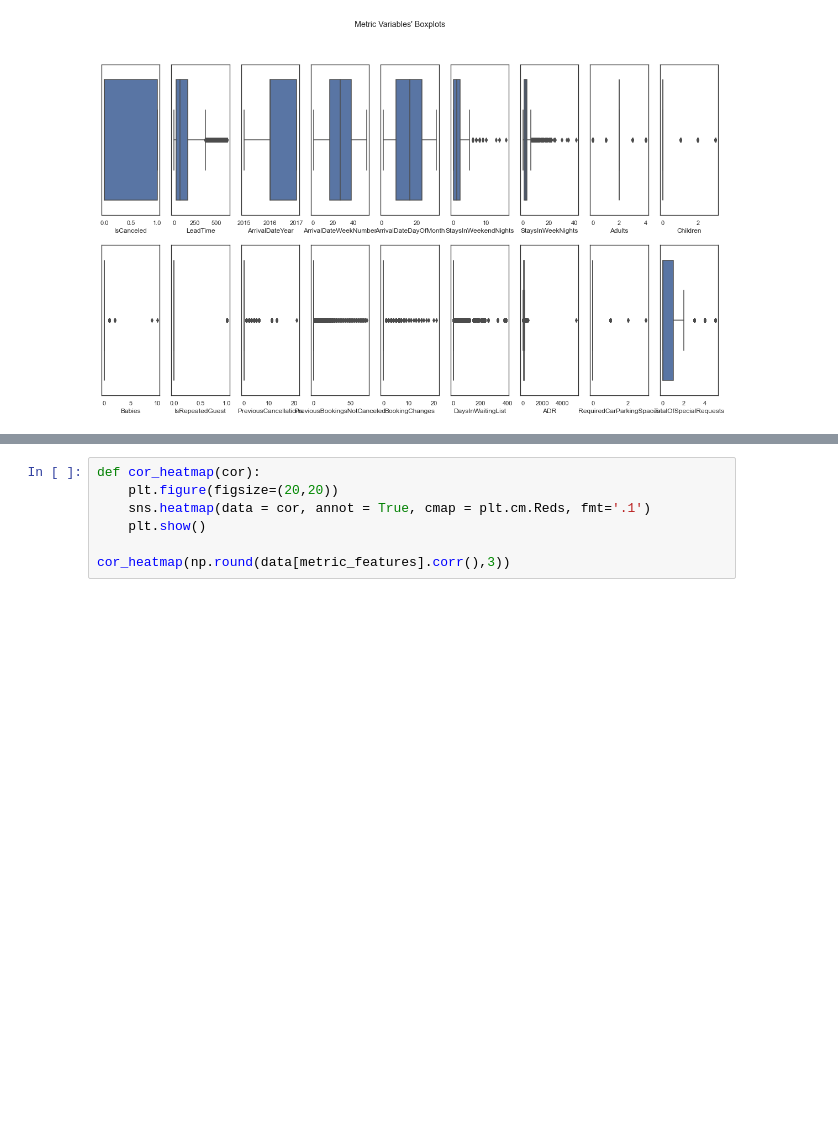
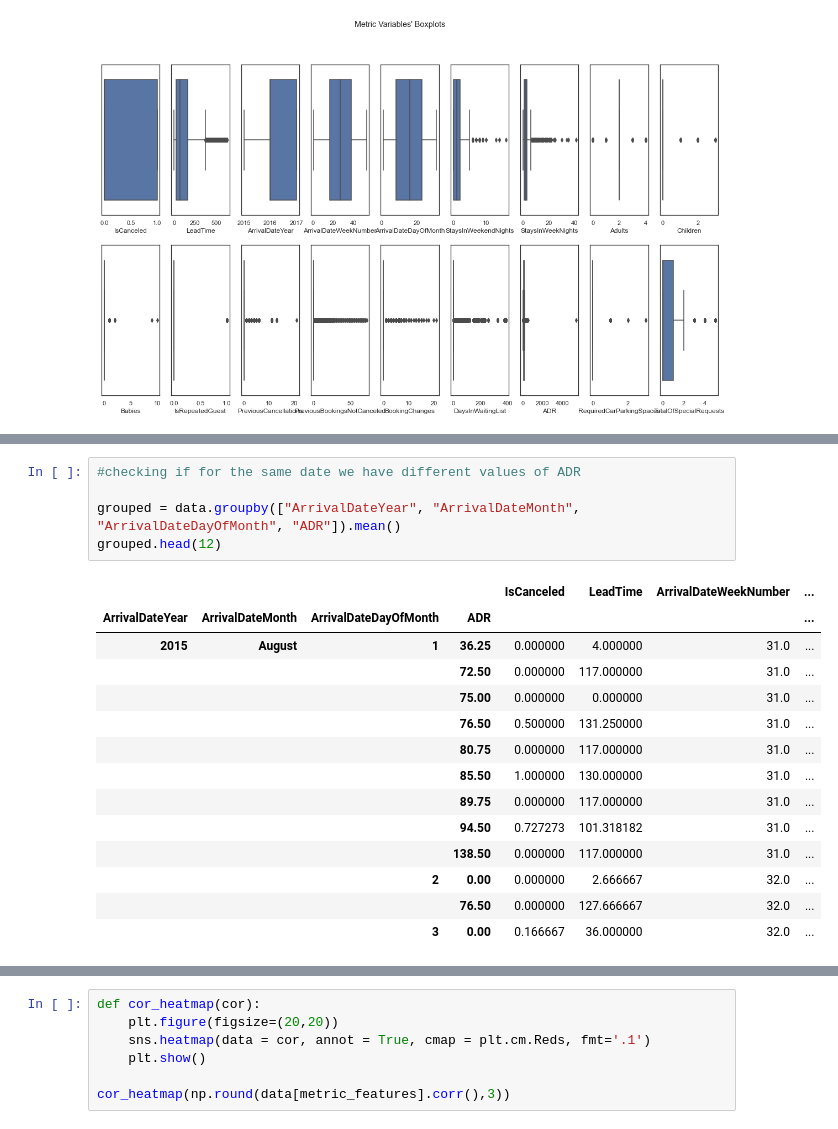
Before and after one commit to alderaemanuele/Business-Cases, a Jupyter notebook: BC2/BC2.ipynb, the cells around one changed output, grey strips where cells are left out. Cells and saved outputs as stored; diff of their text form; blank space fills up the shorter version.

```diff
--- a/BC2/BC2.ipynb
+++ b/BC2/BC2.ipynb
@@ -279,0 +476,20 @@ boxplot(data)
+# %%
+#checking if for the same date we have different values of ADR
+
+grouped = data.groupby(["ArrivalDateYear", "ArrivalDateMonth", "ArrivalDateDayOfMonth", "ADR"]).mean()
+grouped.head(12)
+# %% [output]
+|  |  |  |  | IsCanceled | LeadTime | ArrivalDateWeekNumber | ... |
+| ArrivalDateYear | ArrivalDateMonth | ArrivalDateDayOfMonth | ADR |  |  |  | ... |
+| 2015 | August | 1 | 36.25 | 0.000000 | 4.000000 | 31.0 | ... |
+|  |  |  | 72.50 | 0.000000 | 117.000000 | 31.0 | ... |
+|  |  |  | 75.00 | 0.000000 | 0.000000 | 31.0 | ... |
+|  |  |  | 76.50 | 0.500000 | 131.250000 | 31.0 | ... |
+|  |  |  | 80.75 | 0.000000 | 117.000000 | 31.0 | ... |
+|  |  |  | 85.50 | 1.000000 | 130.000000 | 31.0 | ... |
+|  |  |  | 89.75 | 0.000000 | 117.000000 | 31.0 | ... |
+|  |  |  | 94.50 | 0.727273 | 101.318182 | 31.0 | ... |
+|  |  |  | 138.50 | 0.000000 | 117.000000 | 31.0 | ... |
+|  |  | 2 | 0.00 | 0.000000 | 2.666667 | 32.0 | ... |
+|  |  |  | 76.50 | 0.000000 | 127.666667 | 32.0 | ... |
+|  |  | 3 | 0.00 | 0.166667 | 36.000000 | 32.0 | ... |
```
Also changed, not shown: parts of 18 cells of this notebook.
